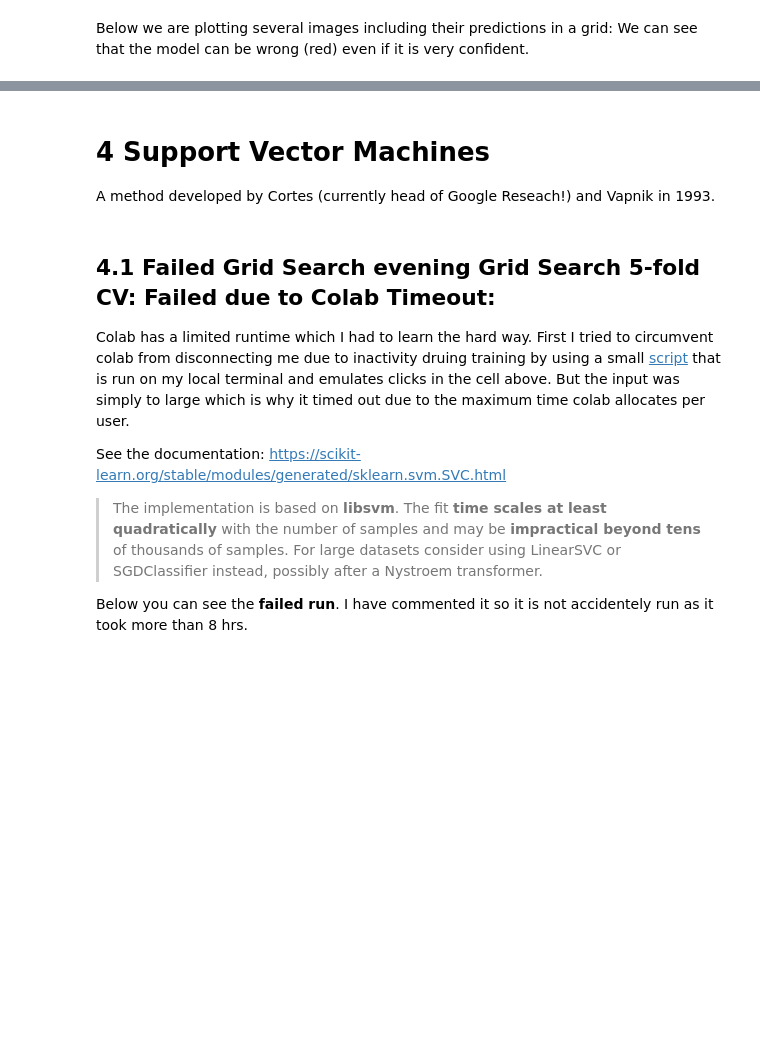
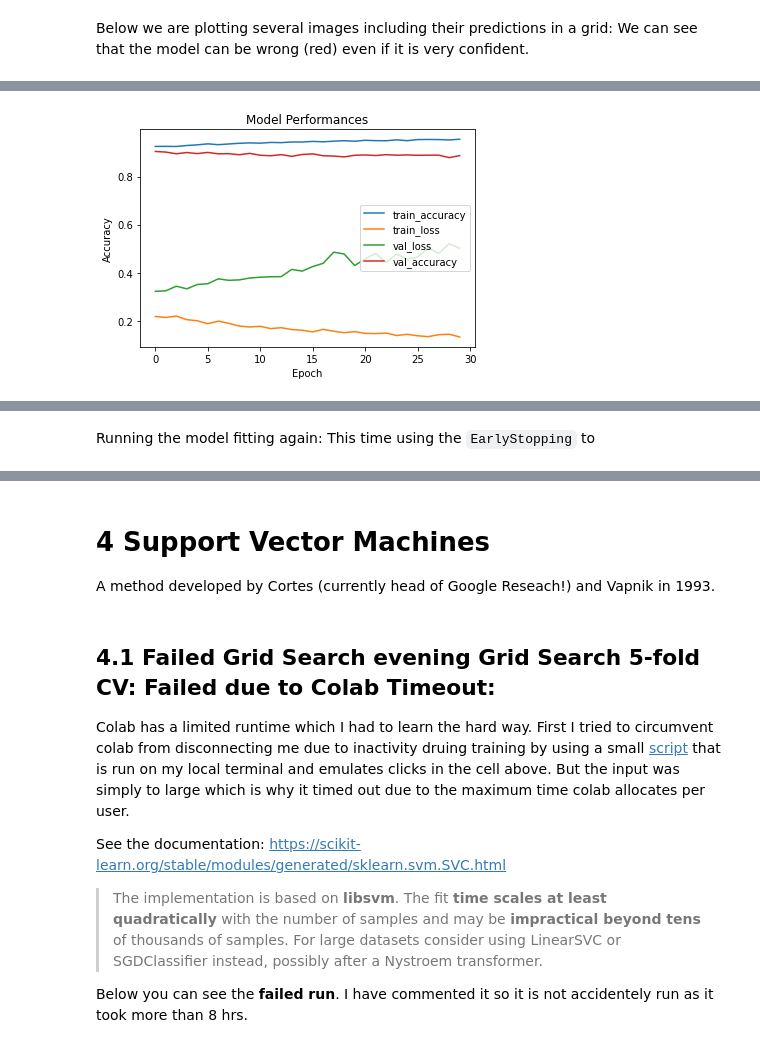
Before and after one commit to ilante/AML_91934_exam, a Jupyter notebook: Englander_AML_1_and_2.ipynb, the cells around one changed output, grey strips where cells are left out. Cells and saved outputs as stored; diff of their text form; code cells hidden in the pictures; blank space fills up the shorter version.

```diff
--- a/Englander_AML_1_and_2.ipynb
+++ b/Englander_AML_1_and_2.ipynb
@@ -727,0 +784,13 @@ The first three might have had these lower scores given their similar pixle dist
+# %%
+# Changing labels encoding from [0,9] to a categorical format
+# One hot encoding: ohe
+
+nclasses = 10
+trn_labels_ohe = to_categorical(train_labels, num_classes = nclasses )
+tst_labels_ohe = to_categorical(test_labels, num_classes = nclasses )
+print('before:')
+print('Shape of train_labels: ', train_labels.shape)
+print('Shape of test_labels: ', test_labels.shape)
+print('One hot encoding:')
+print('Shape of train_labels: ', trn_labels_ohe.shape)
+print('Shape of test_labels: ', tst_labels_ohe.shape)
@@ -727,0 +852,6 @@ The first three might have had these lower scores given their similar pixle dist
+# %%
+cnn_model_1.compile(optimizer="adam",
+              loss="categorical_crossentropy",
+              metrics=["accuracy"])
+
+cnn_model_1.summary()
@@ -727,0 +876,16 @@ The first three might have had these lower scores given their similar pixle dist
+# %%
+start_cnn = time.time() # timer for comparing to other methods
+
+history = cnn_model_1.fit(x=trn_im_cnn,
+                              y=trn_labels_ohe,
+                              epochs=30,
+                              batch_size=256,
+                              validation_split=0.2,
+                              verbose=1)
+
+# callbacks=[es_callback],
+
+len(history.history['loss'])
+
+end_cnn = time.time()
+cnn_time = end_cnn-start_cnn
@@ -727,0 +910,12 @@ The first three might have had these lower scores given their similar pixle dist
+# %%
+plt.plot(history.history['accuracy'])
+plt.plot(history.history['loss'])
+plt.plot(history.history['val_loss'])
+plt.plot(history.history['val_accuracy'])
+plt.title('Model Performances')
+plt.ylabel('Accuracy')
+plt.xlabel('Epoch')
+plt.legend(['train_accuracy','train_loss','val_loss','val_accuracy'],loc='right')
+plt.show()
+# %% [output]
+[figure, added]
@@ -727,0 +923,2 @@ The first three might have had these lower scores given their similar pixle dist
+# %% [markdown]
+Running the model fitting again: This time using the `EarlyStopping` to
```
Also changed, not shown: parts of 81 cells of this notebook.
